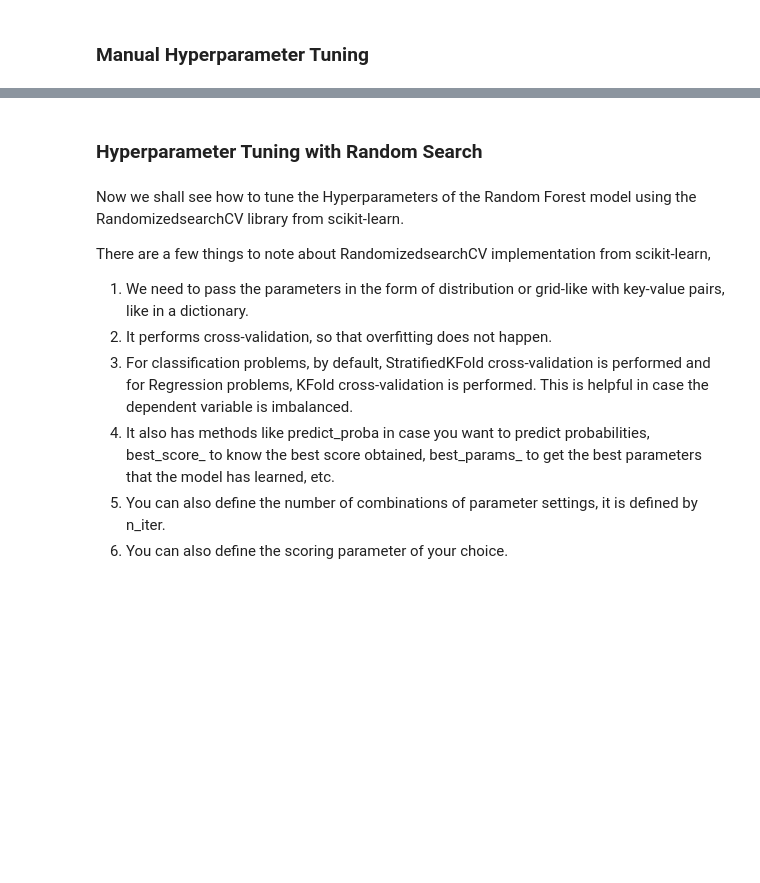
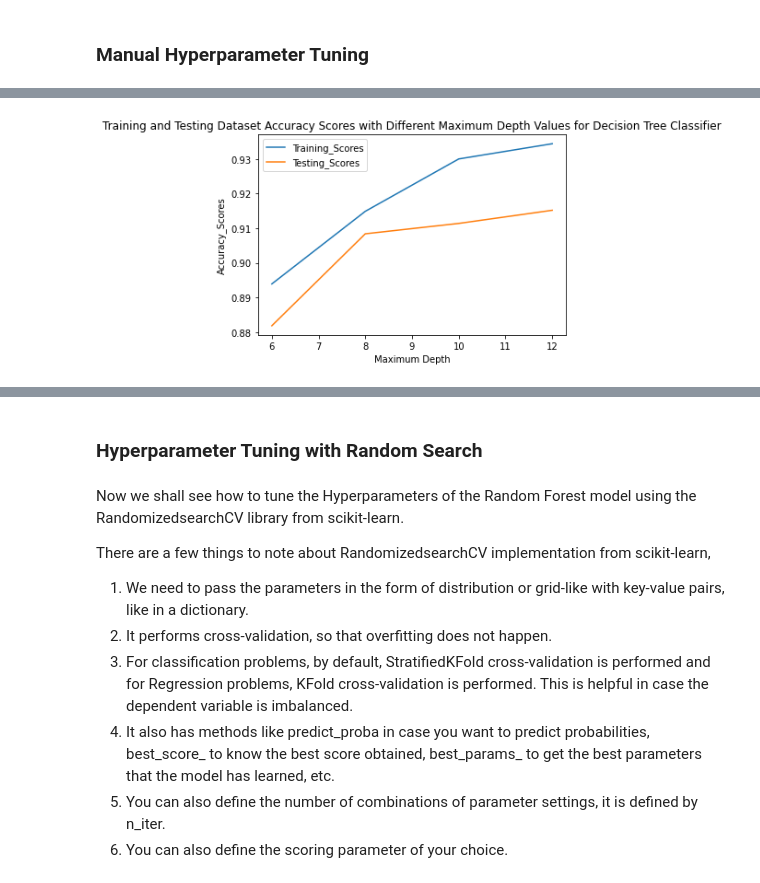
Before and after one commit to kulkarni-vishwanath/Hyperparameter_Tuning, a Jupyter notebook: Hyperparameter_Tuning.ipynb, the cells around one changed output, grey strips where cells are left out. Saved outputs shown, nothing was run; the diff lists cells and outputs as text; code cells hidden in the pictures; blank space fills up the shorter version.

```diff
--- a/Hyperparameter_Tuning.ipynb
+++ b/Hyperparameter_Tuning.ipynb
@@ -110,0 +96,41 @@ plt.title("Training and Testing Dataset Accuracy Scores with Different n_estimat
+# %%
+# Manual Hyerparameter Tuning using DecisionTreeClassifier
+# Note that these results can be misleading as we are using just one tree, when you combine over multiple trees, the accuracy score is bound to come down.
+# In other words, Decision Trees tend to overfit, in order to reduce that, ensemble models such as Bagging and Boosting methods are used.
+%%time
+maximum_depth = [6,8,10,12]
+testing_scores_dc  = []
+training_scores_dc = []
+
+for value in maximum_depth:
+
+    # Building the model with different values of maximum_depth
+    dc = DecisionTreeClassifier(max_depth=value,
+                                max_features='sqrt',
+                                min_samples_leaf=25,
+                                min_samples_split=30,
+                                random_state=42)
+
+    # Fitting the model on training datasets
+    dc.fit(X_Train,y_Train)
+
+    # predicting on training and testing datasets
+    training_predictions_dc = dc.predict(X_Train)
+    testing_predictions_dc = dc.predict(X_Test)
+
+    # checking the accuracy score on training and testing datasets
+    training_accuracy_score_dc = accuracy_score(y_Train,training_predictions_dc)
+    testing_accuracy_score_dc  = accuracy_score(y_Test,testing_predictions_dc)
+
+    # Appending these values to our original lists
+    training_scores_dc.append(training_accuracy_score_dc)
+    testing_scores_dc.append(testing_accuracy_score_dc)
+
+
+df = pd.DataFrame({'Training_Scores': training_scores_dc,'Testing_Scores':  testing_scores_dc}, index=maximum_depth)
+
+df.plot.line();
+plt.xlabel("Maximum Depth");
+plt.ylabel('Accuracy_Scores');
+plt.title("Training and Testing Dataset Accuracy Scores with Different Maximum Depth Values for Decision Tree Classifier");
+# %% [output]
@@ -110,0 +139 @@ plt.title("Training and Testing Dataset Accuracy Scores with Different n_estimat
+[figure, added]
```
Also changed, not shown: parts of 61 cells of this notebook.
